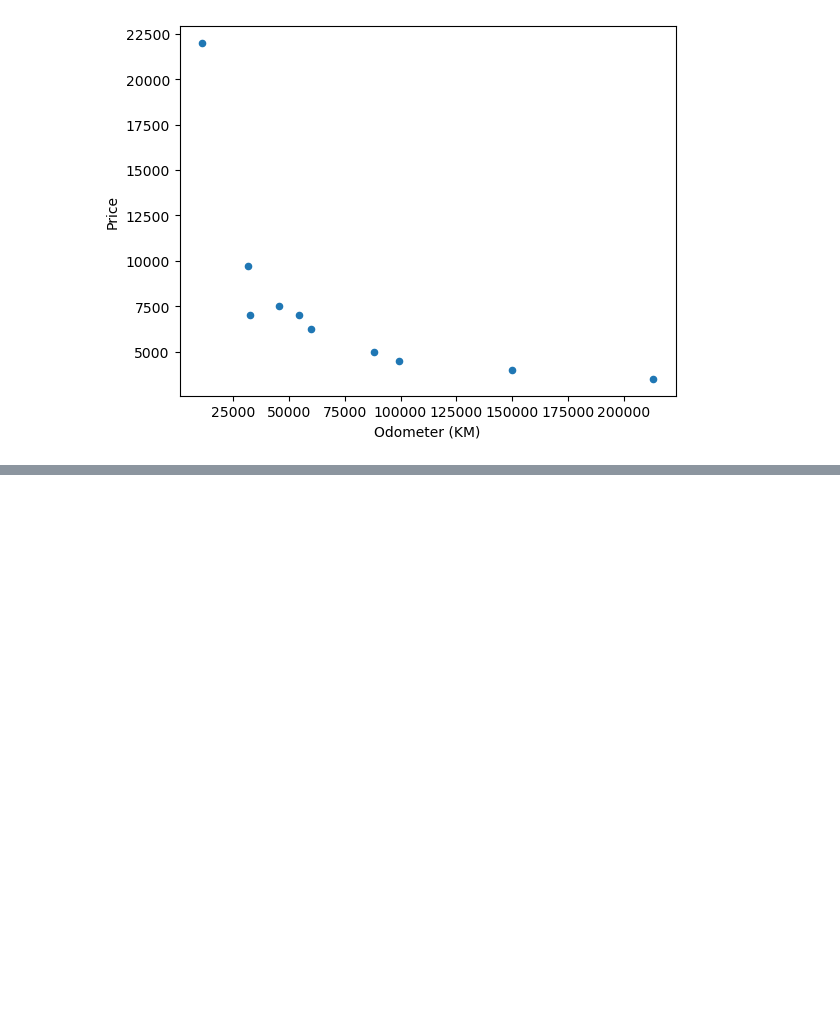
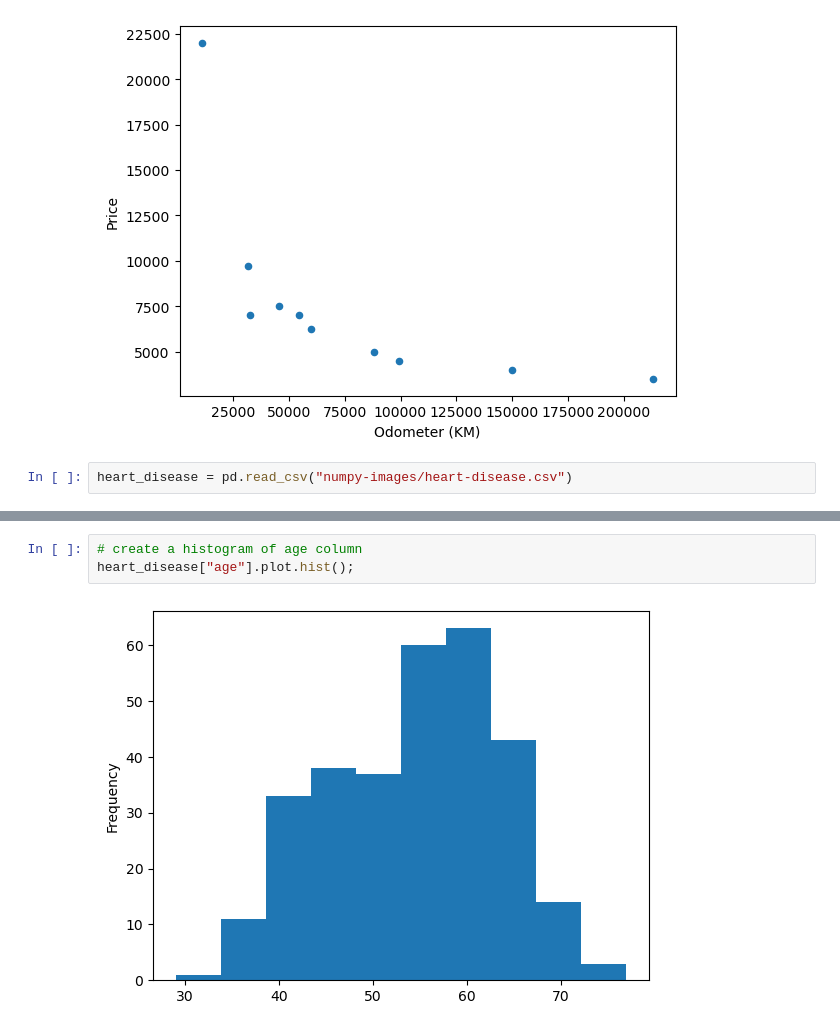
Before and after one commit to aburnley88/PythonDataScience, a Jupyter notebook: sampleProj1/Matplotlib.ipynb, the cells around one changed output, grey strips where cells are left out. Drawn from its saved outputs; the diff is of its cells as text; blank space fills up the shorter version.

```diff
--- a/sampleProj1/Matplotlib.ipynb
+++ b/sampleProj1/Matplotlib.ipynb
@@ -320,3 +323,5 @@ car_sales.plot(x="Date of Sale", y="Total Sales");
 car_sales.plot(x="Odometer (KM)", y="Price", kind="scatter");
 # %% [output]
 [figure]
+# %%
+heart_disease = pd.read_csv("numpy-images/heart-disease.csv")
@@ -322,0 +337,5 @@ car_sales.plot(x="Odometer (KM)", y="Price", kind="scatter");
+# %%
+# create a histogram of age column
+heart_disease["age"].plot.hist();
+# %% [output]
+[figure, added]
```
Also changed, not shown: parts of 39 cells of this notebook.
